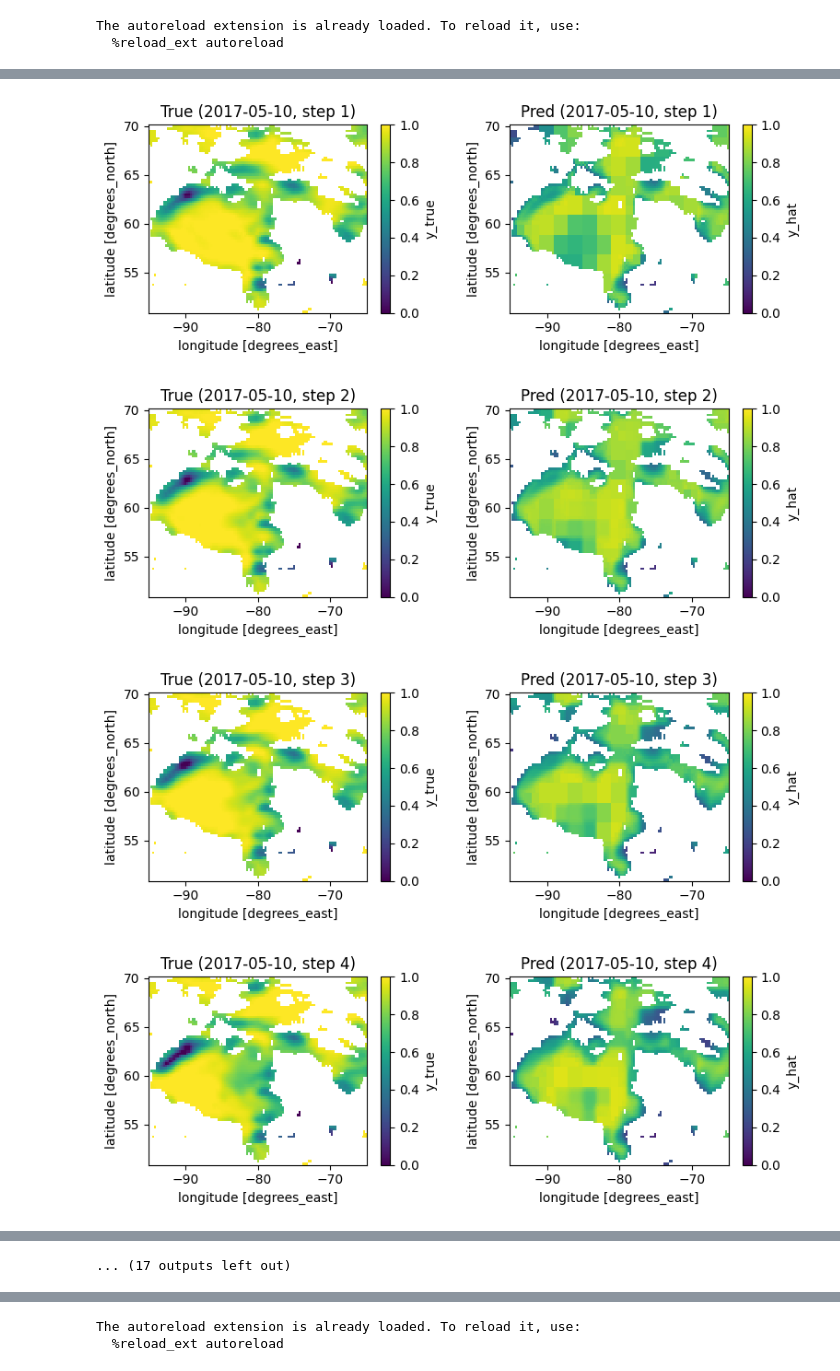
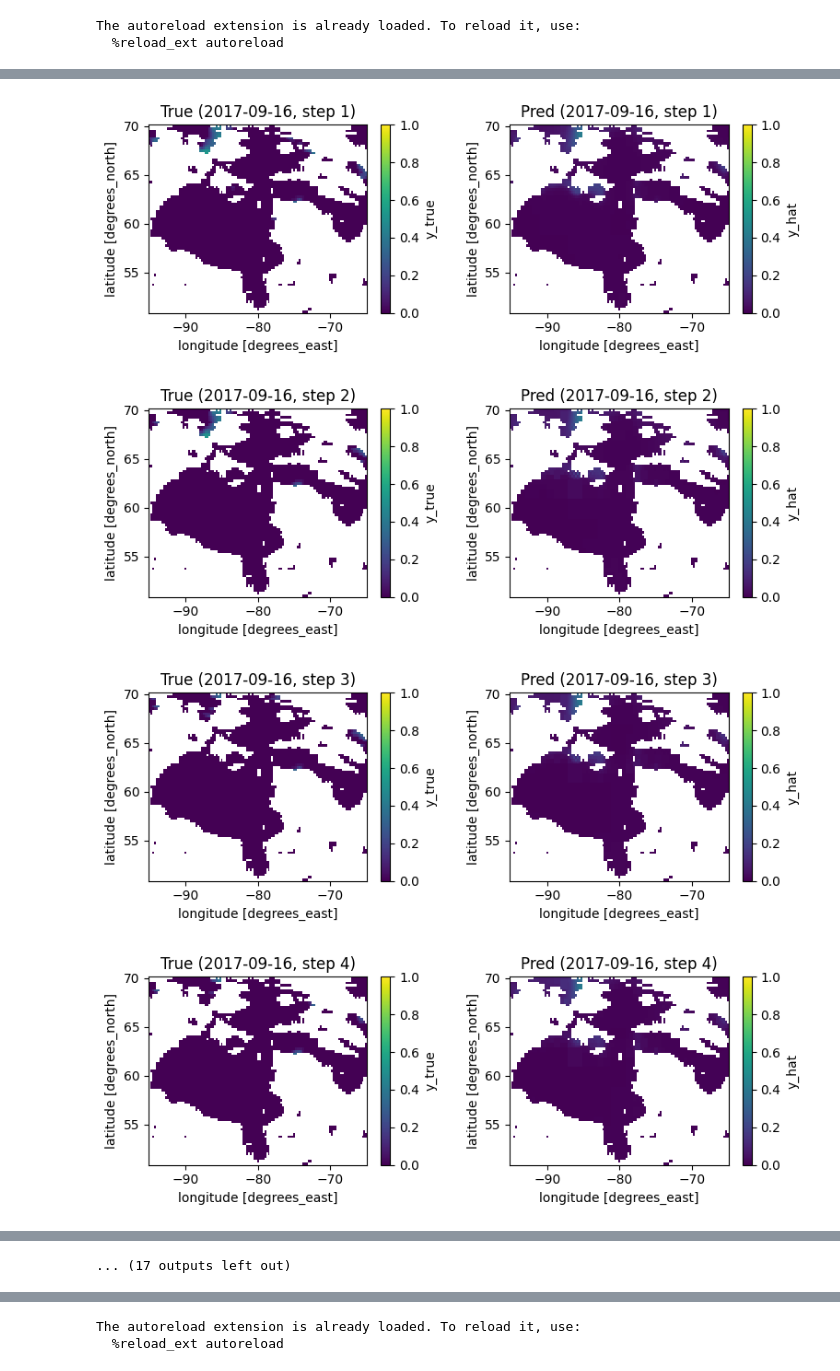
Before and after one commit to zach-gousseau/Quadtree-MPNNLSTM, a Jupyter notebook: ice_results.ipynb, the cells around one changed output, grey strips where cells are left out. Drawn from its saved outputs; the diff is of its cells as text; code cells hidden in the pictures.

```diff
--- a/ice_results.ipynb
+++ b/ice_results.ipynb
@@ -56,7 +63,8 @@ ds = []
 for month in months:
     try:
         ds.append(xr.open_dataset(f'{results_dir}/valpredictions_M{month}_Y2011_Y2015_I5O30.nc', engine='netcdf4'))
-    except FileNotFoundError:
+    except Exception as e: #FileNotFoundError:
+        print(e)
         pass
 
 ds = xr.concat(ds, dim='launch_date')
@@ -64,3 +80,5 @@ ds = ds.rio.set_crs(4326)
+# %%
+ds['launch_date'] = [int_to_datetime(dt) for dt in ds.launch_date.values]
 # %%
 months = range(1, 13)
 losses = {}
@@ -70,13 +88,18 @@ for month in months:
     except FileNotFoundError:
         pass
 # %%
-fig, axs = plt.subplots(2, 6, figsize=(24, 4))
+fig, axs = plt.subplots(3, 4, figsize=(14, 6))
 for i, month in enumerate(months):
     try:
         axs.flatten()[i].plot(losses[month].train_loss, label='train')
         axs.flatten()[i].plot(losses[month].test_loss, label='test')
+        axs.flatten()[i].legend()
+
+        axs.flatten()[i].set_ylabel('Loss (MSE)')
+        axs.flatten()[i].set_xlabel('Epoch')
+        axs.flatten()[i].set_title(month_name[month][:3])
     except KeyError:
         pass
 
-axs[0, 0].legend()
+plt.tight_layout()
 # %% [output]
@@ -86,37 +107,39 @@ No artists with labels found to put in legend.  Note that artists whose label st
 # %%
 ld = np.random.randint(0, ds.launch_date.size)
+ld = 15 + 122
 
 fns = []
 for ts in range(1, 30):
 
     fig, axs = plt.subplots(1, 2, figsize=(8, 3))
 
     ds.sel(launch_date=ds.launch_date[ld], timestep=ts).where(~mask).y_true.plot(ax=axs[0], vmin=0, vmax=1)
     ds.sel(launch_date=ds.launch_date[ld], timestep=ts).where(~mask).y_hat.plot(ax=axs[1], vmin=0, vmax=1)
     axs[0].set_title(f'True ({str(ds.launch_date[ld].values)[:10]}, step {ts})')
     axs[1].set_title(f'Pred ({str(ds.launch_date[ld].values)[:10]}, step {ts})')
     plt.tight_layout()
-    fn = f'ice_results_cc/gif/{str(ds.launch_date[ld].values)[:10]}_{ts}.png'
+    fn = f'{results_dir}/gif/{str(ds.launch_date[ld].values)[:10]}_{ts}.png'
     fns.append(fn)
     plt.savefig(fn)
     plt.show()
+    # fsa
 
 
 
 from PIL import Image
 frames = []
 for fn in fns:
     new_frame = Image.open(fn)
     frames.append(new_frame)
 
-frames[0].save(f'ice_results_cc/gif/{str(ds.launch_date[ld].values)[:10]}.gif',
+frames[0].save(f'{results_dir}/gif/{str(ds.launch_date[ld].values)[:10]}.gif',
                format='GIF',
                append_images=frames[1:],
                save_all=True,
                duration=300,
                loop=0)
 # %% [output]
-[figure, old version]
+[figure, new version]
-[figure, old version]
+[figure, new version]
-[figure, old version]
+[figure, new version]
-[figure, old version]
+[figure, new version]
```
Also changed, not shown: parts of 10 cells of this notebook.
